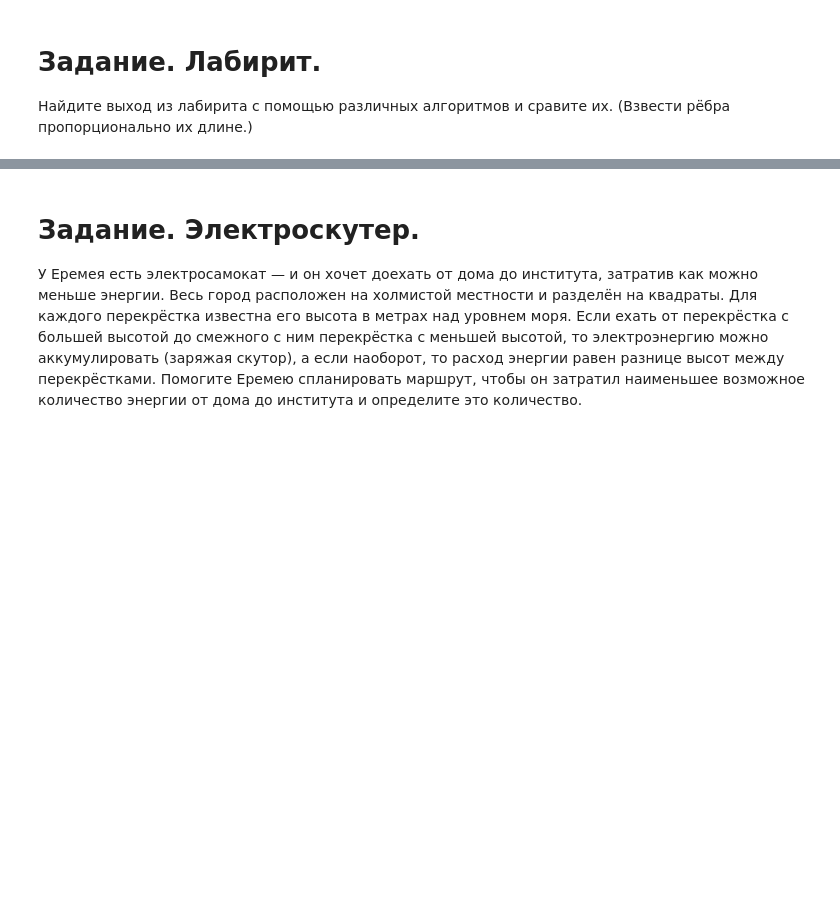
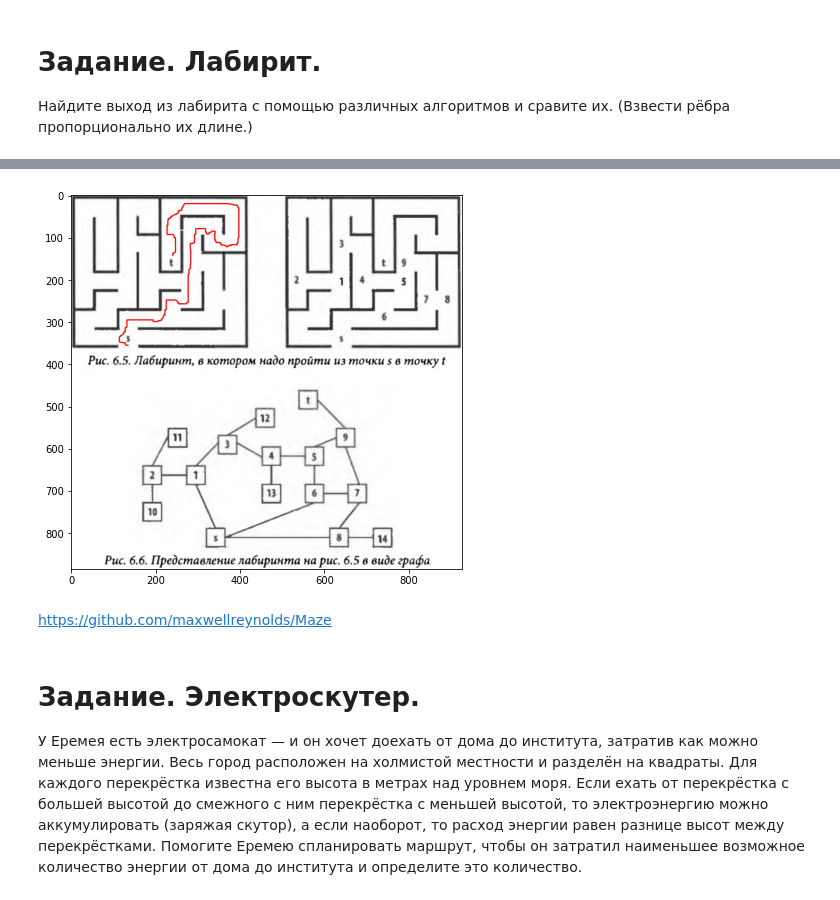
Before and after one commit to vn322/RUDN_Lab_Works, a Jupyter notebook: Laba_9.ipynb, the cells around one changed output, grey strips where cells are left out. Cells and saved outputs as stored; diff of their text form; code cells hidden in the pictures; blank space fills up the shorter version.

```diff
--- a/Laba_9.ipynb
+++ b/Laba_9.ipynb
@@ -1142,3 +1426,16 @@ Image("Лабиринт.png")             # вызов функции и пер
+# %%
+img = cv2.imread('mmaze.png') # read an image from a file using
+cv2.imwrite('maze-initial.png', img)
+p = find_shortest_path(img, (135,355), (240,140))
+drawPath(img,p)
+cv2.imwrite('maze-solution.png', img)
+plt.figure(figsize=(7,7))
+plt.imshow(img) # show the image on the screen
+plt.show()
+# %% [output]
+[figure, added]
+# %% [markdown]
+https://github.com/maxwellreynolds/Maze
 # %% [markdown]
 # Задание. Электроскутер.
 
```
Also changed, not shown: parts of 12 cells of this notebook.
